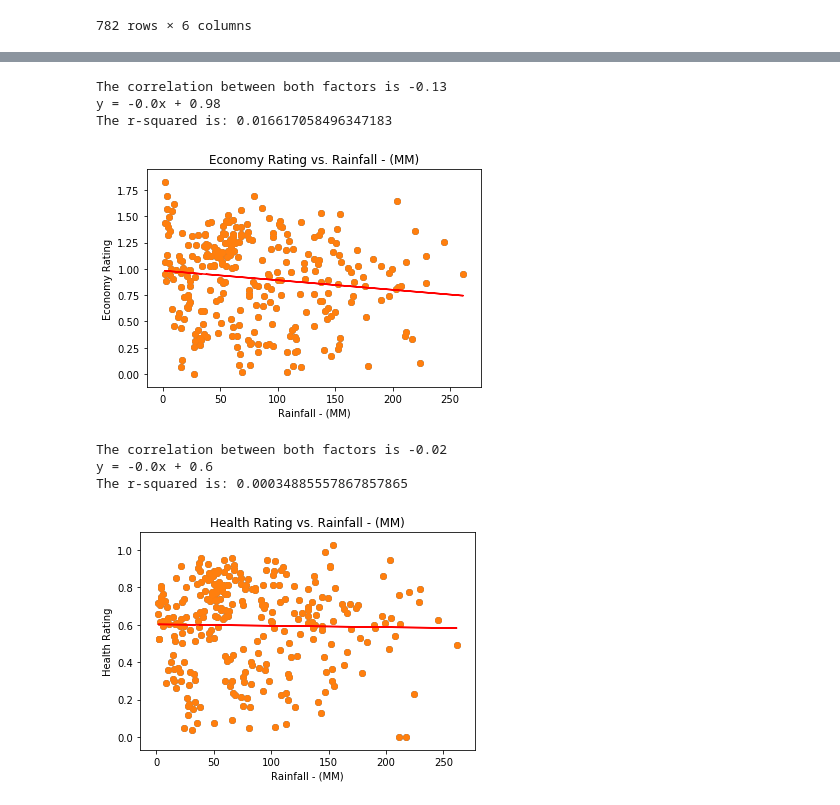
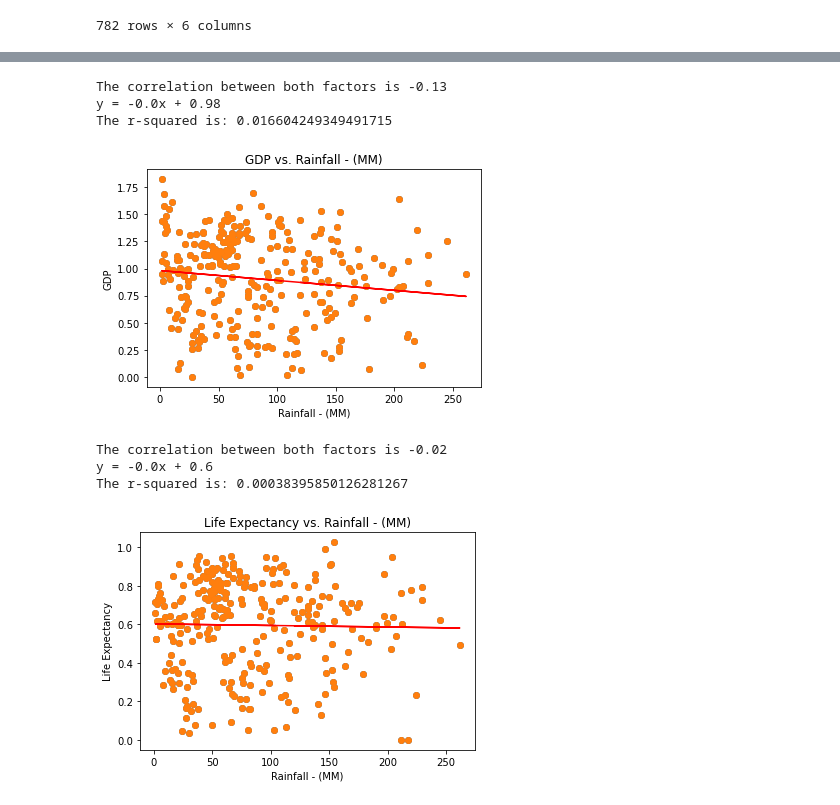
Before and after one commit to AJ-Paine/07-Skynet-Project, a Jupyter notebook: Skynet Project 1.ipynb, the cells around one changed output, grey strips where cells are left out. Saved outputs shown, nothing was run; the diff lists cells and outputs as text; code cells hidden in the pictures.

Commit message:
Add images

```diff
--- a/Skynet Project 1.ipynb
+++ b/Skynet Project 1.ipynb
@@ -197,27 +200,29 @@ The r-squared is: 0.002839331154815082
 # %%
 plt.scatter(merge["Rainfall - (MM)"],merge["Economy"])
-plt.title("Economy Rating vs. Rainfall - (MM)")
+plt.title("GDP vs. Rainfall - (MM)")
 plt.xlabel("Rainfall - (MM)")
-plt.ylabel("Economy Rating")
+plt.ylabel("GDP")
 correlation(merge["Rainfall - (MM)"],merge["Economy"])
 regression(merge["Rainfall - (MM)"],merge["Economy"])
+plt.savefig("Images/GDP_vs_Rainfall.png")
 # %% [output]
 The correlation between both factors is -0.13
 y = -0.0x + 0.98
-The r-squared is: 0.016617058496347183
+The r-squared is: 0.016604249349491715
-[figure, old version]
+[figure, new version]
 # %%
 plt.scatter(merge["Rainfall - (MM)"],merge["Health"])
-plt.title("Health Rating vs. Rainfall - (MM)")
+plt.title("Life Expectancy vs. Rainfall - (MM)")
 plt.xlabel("Rainfall - (MM)")
-plt.ylabel("Health Rating")
+plt.ylabel("Life Expectancy")
 correlation(merge["Rainfall - (MM)"],merge["Health"])
 regression(merge["Rainfall - (MM)"],merge["Health"])
+plt.savefig("Images/LE_vs_Rainfall.png")
 # %% [output]
 The correlation between both factors is -0.02
 y = -0.0x + 0.6
-The r-squared is: 0.00034885557867857865
+The r-squared is: 0.00038395850126281267
-[figure, old version]
+[figure, new version]
 # %%
 merge.groupby(["Country"]).mean()
 # %% [output]
```
Also changed, not shown: parts of 5 cells of this notebook, 6 other files.
